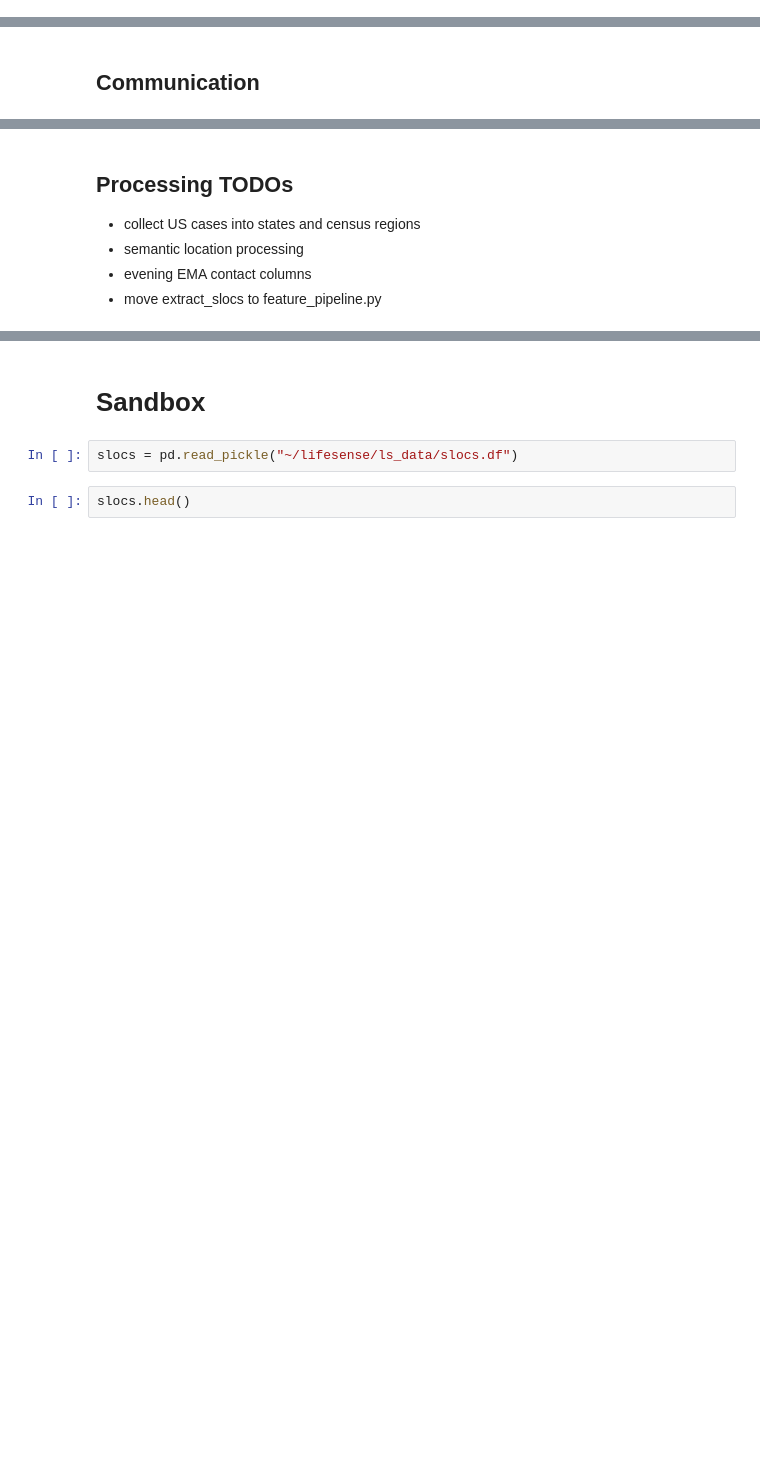
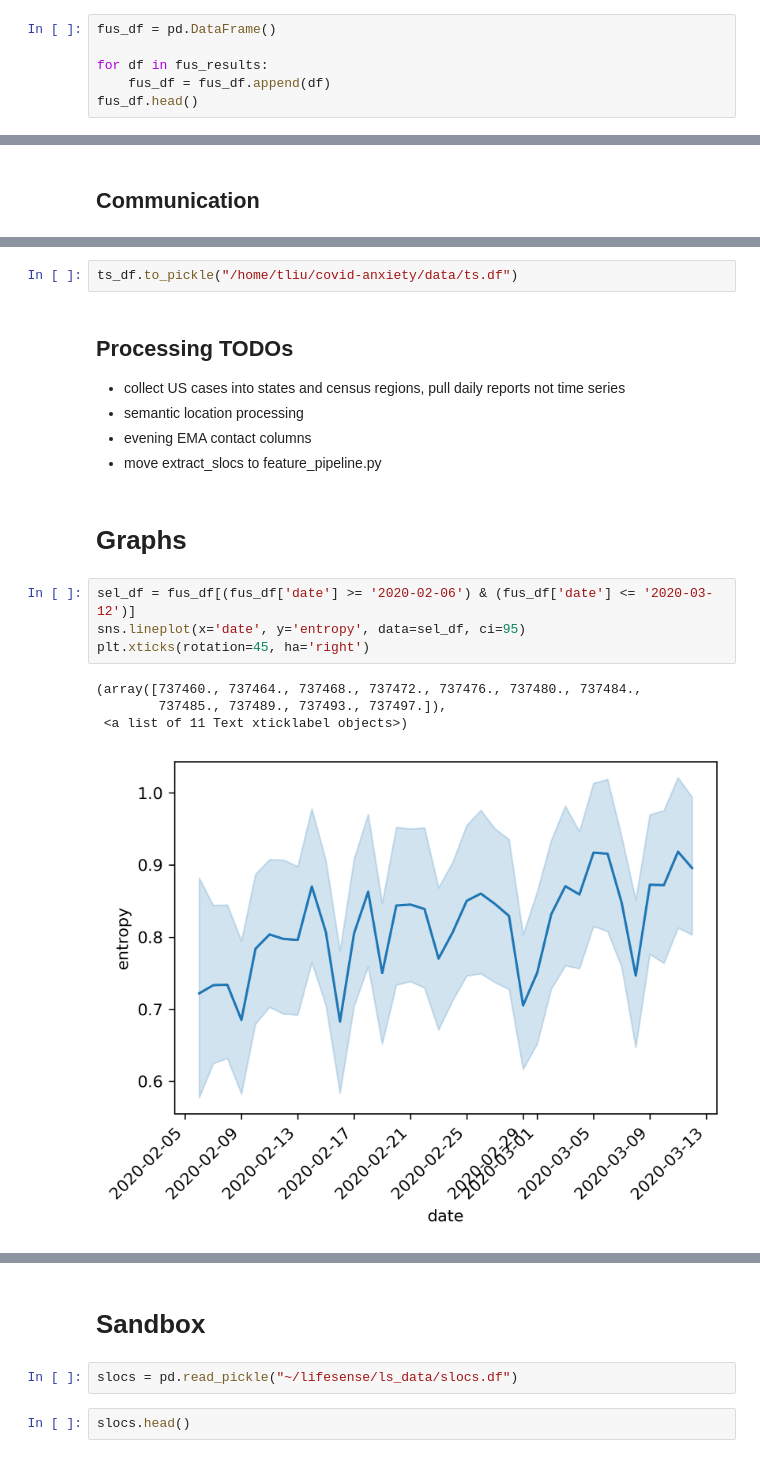
Before and after one commit to tliu526/lifesense, a Jupyter notebook: covid_analysis.ipynb, the cells around one changed output, grey strips where cells are left out. Cells and saved outputs as stored; diff of their text form; blank space fills up the shorter version.

Commit message:
finish twinax proof of concept and data aggregation

```diff
--- a/covid_analysis.ipynb
+++ b/covid_analysis.ipynb
@@ -438,0 +426,6 @@ See the caveats in the documentation: http://pandas.pydata.org/pandas-docs/stabl
+# %%
+fus_df = pd.DataFrame()
+
+for df in fus_results:
+    fus_df = fus_df.append(df)
+fus_df.head()
@@ -441,7 +531,20 @@ See the caveats in the documentation: http://pandas.pydata.org/pandas-docs/stabl
+# %%
+ts_df.to_pickle("/home/tliu/covid-anxiety/data/ts.df")
 # %% [markdown]
 ## Processing TODOs
 
-- collect US cases into states and census regions
+- collect US cases into states and census regions, pull daily reports not time series
 - semantic location processing
 - evening EMA contact columns
 - move extract_slocs to feature_pipeline.py
+# %% [markdown]
+# Graphs
+# %%
+sel_df = fus_df[(fus_df['date'] >= '2020-02-06') & (fus_df['date'] <= '2020-03-12')]
+sns.lineplot(x='date', y='entropy', data=sel_df, ci=95)
+plt.xticks(rotation=45, ha='right')
+# %% [output]
+(array([737460., 737464., 737468., 737472., 737476., 737480., 737484.,
+        737485., 737489., 737493., 737497.]),
+ <a list of 11 Text xticklabel objects>)
+[figure, added]
```
Also changed, not shown: parts of 37 cells of this notebook.
